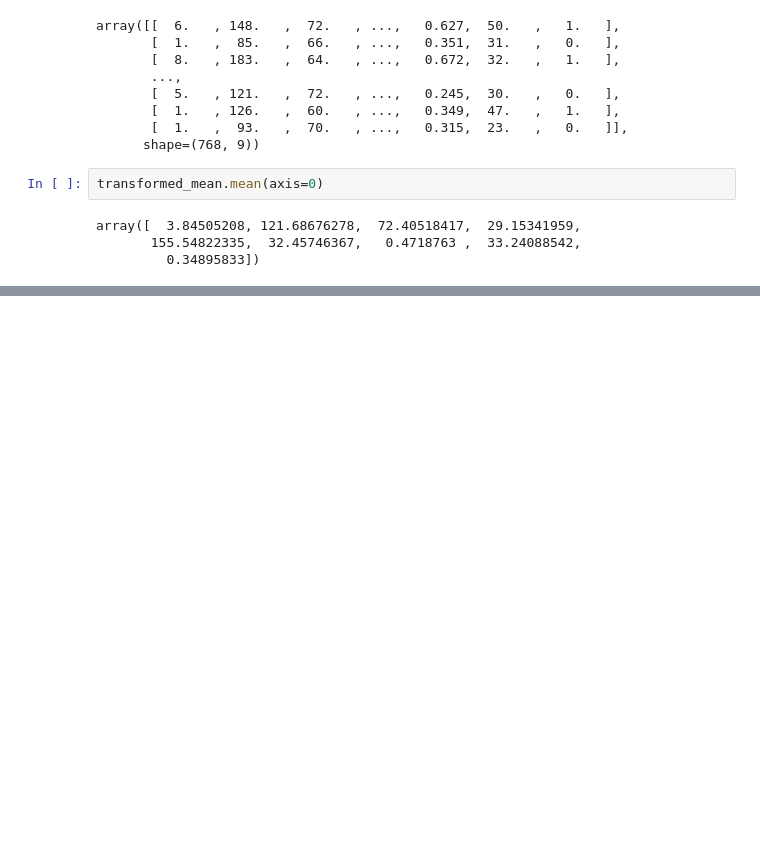
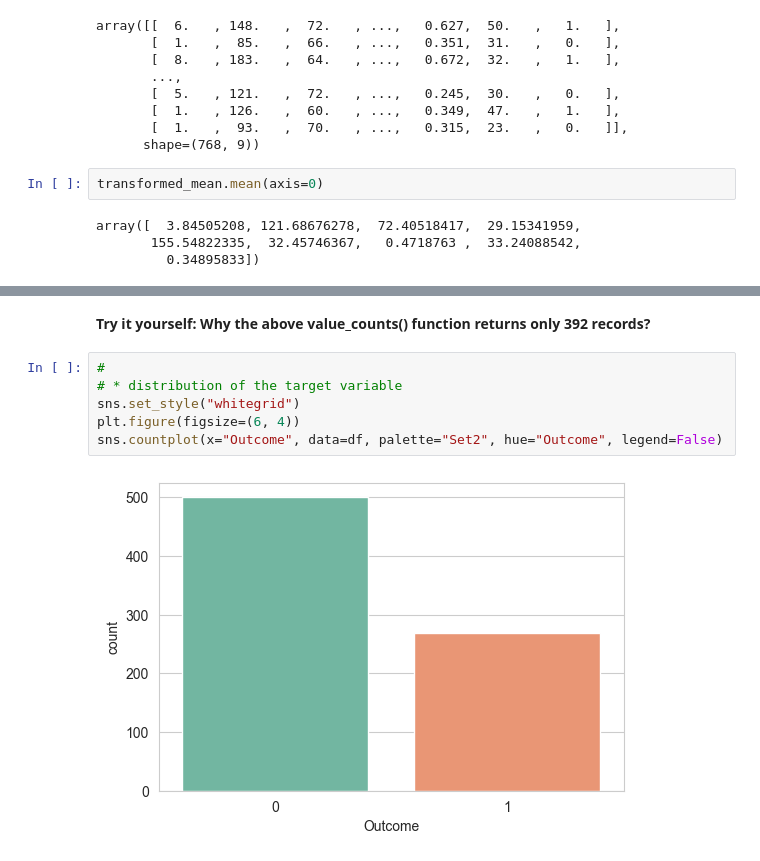
Before and after one commit to michaelhudson2205/INFS3081-Activities, a Jupyter notebook: Week_2/Activity-2-4.ipynb, the cells around one changed output, grey strips where cells are left out. Cells and saved outputs as stored; diff of their text form; blank space fills up the shorter version.

```diff
--- a/Week_2/Activity-2-4.ipynb
+++ b/Week_2/Activity-2-4.ipynb
@@ -259,0 +339,10 @@ If you're curious to learn more about how to handle missing data effectively, ch
+# %% [markdown]
+**Try it yourself: Why the above value_counts() function returns only 392 records?**
+# %%
+#
+# * distribution of the target variable
+sns.set_style("whitegrid")
+plt.figure(figsize=(6, 4))
+sns.countplot(x="Outcome", data=df, palette="Set2", hue="Outcome", legend=False)
+# %% [output]
+[figure, added]
```
Also changed, not shown: parts of 20 cells of this notebook.
